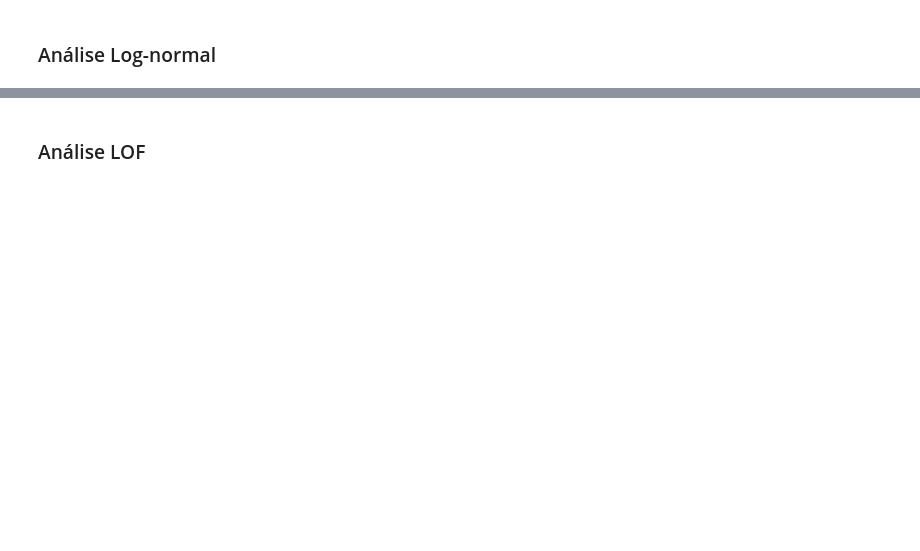
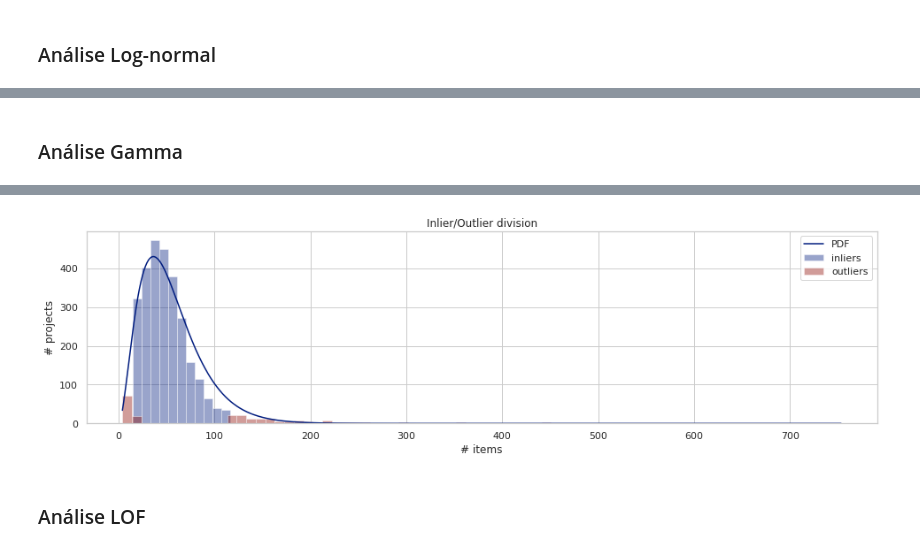
Before and after one commit to lappis-unb/salic-ml, a Jupyter notebook: notebooks/report/analysis_of_number_of_items.ipynb, the cells around one changed output, grey strips where cells are left out. Saved outputs shown, nothing was run; the diff lists cells and outputs as text; code cells hidden in the pictures; blank space fills up the shorter version.

```diff
--- a/notebooks/report/analysis_of_number_of_items.ipynb
+++ b/notebooks/report/analysis_of_number_of_items.ipynb
@@ -199,7 +199,7 @@ Percentual de outliers encontrado: 4.77%
 ### Análise Log-normal
 # %%
 class Lognormal:
-    def __init__(self, contamination=0.1):
+    def __init__(self, contamination=0.1, transform=None):
         '''Outlier Detection by fitting data in a Log-normal model.
 
         Fit a Log-normal function on the training set and find the upper limit for
@@ -217,6 +217,7 @@ class Lognormal:
             threshold on the decision function.
         '''
         self.contamination = contamination
+        self.transform = transform
 
     def fit(self, X):
         '''Fit the Log-normal model, i.e. compute the standard deviation of X,
@@ -231,6 +232,8 @@ class Lognormal:
         -------
         self : object
         '''
+        if self.transform:
+            X = self.transform(X)
         s, loc, scale = scipy.stats.lognorm.fit(X, floc=0)
         self.model = scipy.stats.lognorm(np.std(np.log(X)), loc=loc, scale=scale)
         return self
@@ -253,6 +256,8 @@ class Lognormal:
         is_inlier : array, shape (n_samples,)
             Returns False for anomalies/outliers and True for inliers.
         '''
+        if self.transform:
+            X = self.transform(X)
         upper = self.model.ppf(1 - self.contamination)
         is_inlier = (X <= upper)
         return is_inlier
@@ -292,0 +298,2 @@ Percentual de outliers encontrado: 8.82%
+# %% [markdown]
+### Análise Gamma
@@ -292,0 +360,29 @@ Percentual de outliers encontrado: 8.82%
+# %%
+model = Gamma()
+model.fit(projects_train)
+%time inlier_filter = model.predict(projects_test)
+
+contamination_found = sum(~inlier_filter) / len(projects_test)
+print('Percentual de outliers esperado: %.2lf%%' % (100 * model.contamination))
+print('Percentual de outliers encontrado: %.2lf%%' % (100 * contamination_found))
+
+sns.set(style='whitegrid', palette='dark')
+f, ax = plt.subplots(figsize=(16,4))
+
+bin_size = 10
+inliers = projects_test[inlier_filter].values
+bins = max(1, int((max(inliers) - min(inliers)) // bin_size) + 1)
+sns.distplot(inliers, label='inliers', color='b', kde=False, bins=bins)
+
+outliers = projects_test[~inlier_filter].values
+bins = max(1, int((max(outliers) - min(outliers)) // bin_size) + 1)
+sns.distplot(outliers, label='outliers', color='r', kde=False, bins=bins)
+
+x = np.linspace(min(segment_projects), max(segment_projects), 1000)
+plt.plot(x,  bin_size * len(projects_test) * model.model.pdf(x), label='PDF')
+
+plt.legend(frameon=True)
+plt.ylabel('# projects')
+plt.xlabel('# items')
+plt.title('Inlier/Outlier division');
+# %% [output]
@@ -293,3 +393,4 @@ Percentual de outliers encontrado: 8.82%
+[figure, added]
 # %% [markdown]
 ### Análise LOF
 # %%
```
Also changed, not shown: parts of 10 cells of this notebook.
